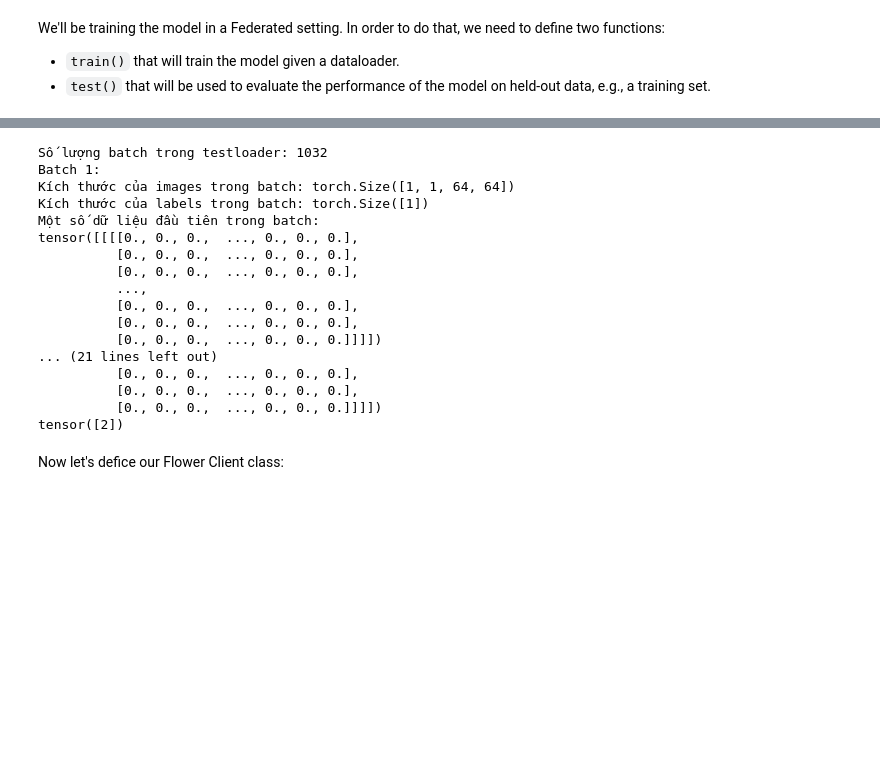
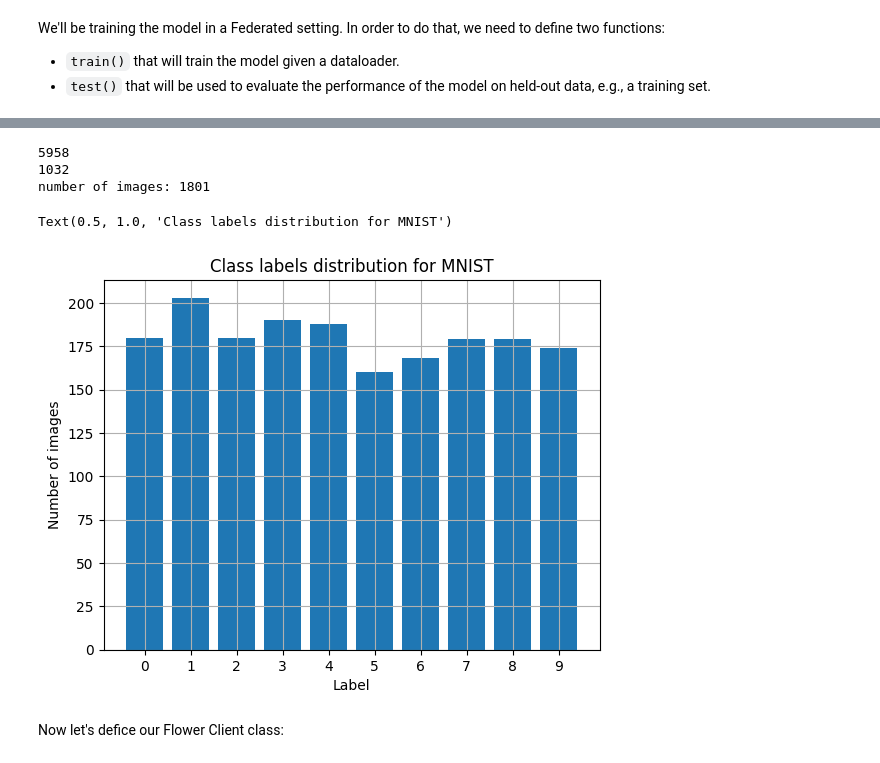
Before and after one commit to longchung2002/FLOWER-framework-simulation-poisonGAN, a Jupyter notebook: sim_v0_5.ipynb, the cells around one changed output, grey strips where cells are left out. Cells and saved outputs as stored; diff of their text form; code cells hidden in the pictures; blank space fills up the shorter version.

```diff
--- a/sim_v0_5.ipynb
+++ b/sim_v0_5.ipynb
@@ -354,37 +363,29 @@ trainloader, testloader, trainset, testset = prepare_dataset(NUM_CLIENTS, BATCH_
-# %%
-# Kiểm tra kích thước và số lượng batch trong testloader
-print(f"Số lượng batch trong testloader: {len(testloader)}")
-
-# Lặp qua từng batch và in dữ liệu
-for idx, (images, labels) in enumerate(testloader):
-    print(f"Batch {idx + 1}:")
-    print(f"Kích thước của images trong batch: {images.size()}")
-    print(f"Kích thước của labels trong batch: {labels.size()}")
-    # In một số dữ liệu để kiểm tra cấu trúc
-    print(f"Một số dữ liệu đầu tiên trong batch:")
-    print(images[:5])  # In ra 5 mẫu dữ liệu đầu tiên
-    print(labels[:5])  # In ra 5 nhãn đầu tiên
-    # Dừng sau một số batch nếu bạn muốn
-    if idx == 2:  # Dừng sau 3 batch
-        break
-# %% [output]
-Số lượng batch trong testloader: 1032
-Batch 1:
-Kích thước của images trong batch: torch.Size([1, 1, 64, 64])
-Kích thước của labels trong batch: torch.Size([1])
-Một số dữ liệu đầu tiên trong batch:
-tensor([[[[0., 0., 0.,  ..., 0., 0., 0.],
-          [0., 0., 0.,  ..., 0., 0., 0.],
-          [0., 0., 0.,  ..., 0., 0., 0.],
-          ...,
-          [0., 0., 0.,  ..., 0., 0., 0.],
-          [0., 0., 0.,  ..., 0., 0., 0.],
-          [0., 0., 0.,  ..., 0., 0., 0.]]]])
-... (21 lines left out)
-          [0., 0., 0.,  ..., 0., 0., 0.],
-          [0., 0., 0.,  ..., 0., 0., 0.],
-          [0., 0., 0.,  ..., 0., 0., 0.]]]])
-tensor([2])
+# %%
+import matplotlib.pyplot as plt
+import numpy as np
+print(len(trainloader_label_2.dataset))
+print(len(testloader.dataset))
+# for i in range(1):
+# first partition
+train_partition = trainloader[29].dataset
+
+# count data points
+partition_indices = train_partition.indices
+print(f"number of images: {len(partition_indices)}")
+
+# visualise histogram
+plt.hist(train_partition.dataset.dataset.targets[partition_indices], bins=np.arange(-0.5, 10.5, 1), align='mid', rwidth=0.8)
+plt.grid()
+plt.xticks(range(10))
+plt.xlabel("Label")
+plt.ylabel("Number of images")
+plt.title("Class labels distribution for MNIST")
+# %% [output]
+5958
+1032
+number of images: 1801
+Text(0.5, 1.0, 'Class labels distribution for MNIST')
+[figure, added]
 # %%
 import flwr as fl
 # %% [markdown]
```
Also changed, not shown: parts of 9 cells of this notebook.
